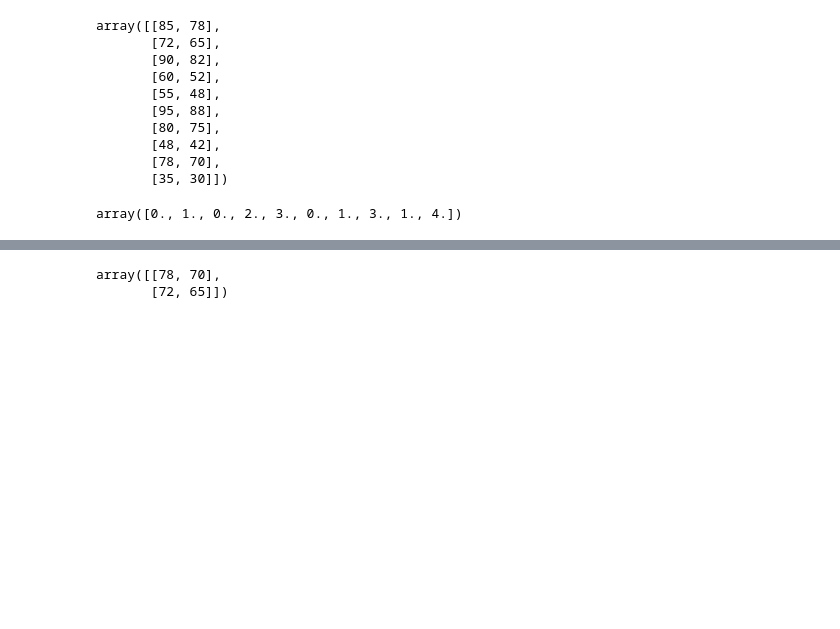
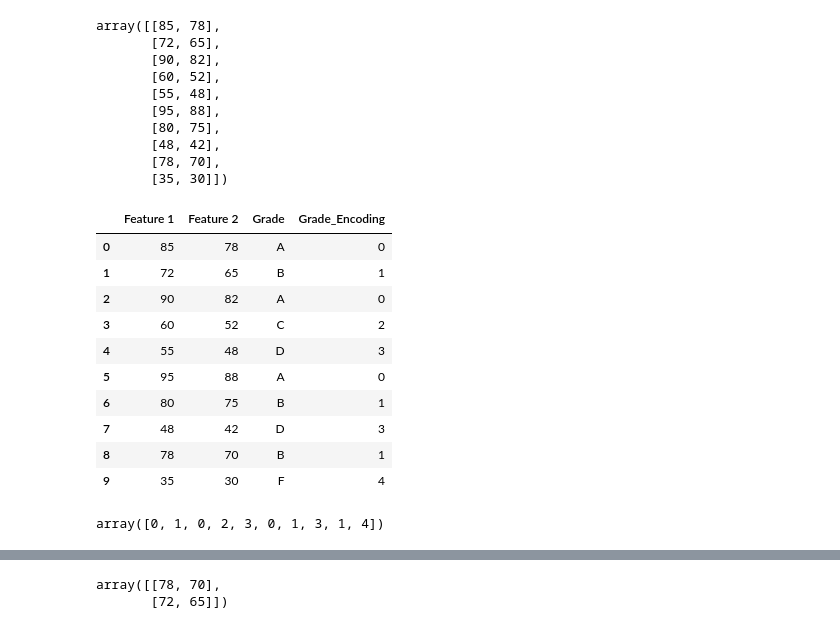
Before and after one commit to PriyaP-9704/Machine-Leaning-Workouts, a Jupyter notebook: Knn_&_Logistic_Regression.ipynb, the cells around one changed output, grey strips where cells are left out. Drawn from its saved outputs; the diff is of its cells as text; code cells hidden in the pictures; blank space fills up the shorter version.

```diff
--- a/Knn_&_Logistic_Regression.ipynb
+++ b/Knn_&_Logistic_Regression.ipynb
@@ -280,11 +277,27 @@ array([[85, 78],
        [48, 42],
        [78, 70],
        [35, 30]])
+# %%
+df3['Grade_Encoding'] = df3['Grade_Encoding'].astype(int)
+# %%
+df3
+# %% [output]
+|  | Feature 1 | Feature 2 | Grade | Grade_Encoding |
+| 0 | 85 | 78 | A | 0 |
+| 1 | 72 | 65 | B | 1 |
+| 2 | 90 | 82 | A | 0 |
+| 3 | 60 | 52 | C | 2 |
+| 4 | 55 | 48 | D | 3 |
+| 5 | 95 | 88 | A | 0 |
+| 6 | 80 | 75 | B | 1 |
+| 7 | 48 | 42 | D | 3 |
+| 8 | 78 | 70 | B | 1 |
+| 9 | 35 | 30 | F | 4 |
 # %%
 y = df3['Grade_Encoding'].values
 y
 # %% [output]
-array([0., 1., 0., 2., 3., 0., 1., 3., 1., 4.])
+array([0, 1, 0, 2, 3, 0, 1, 3, 1, 4])
 # %%
 from sklearn.model_selection import train_test_split
 # %%
```
Also changed, not shown: parts of 8 cells of this notebook.
